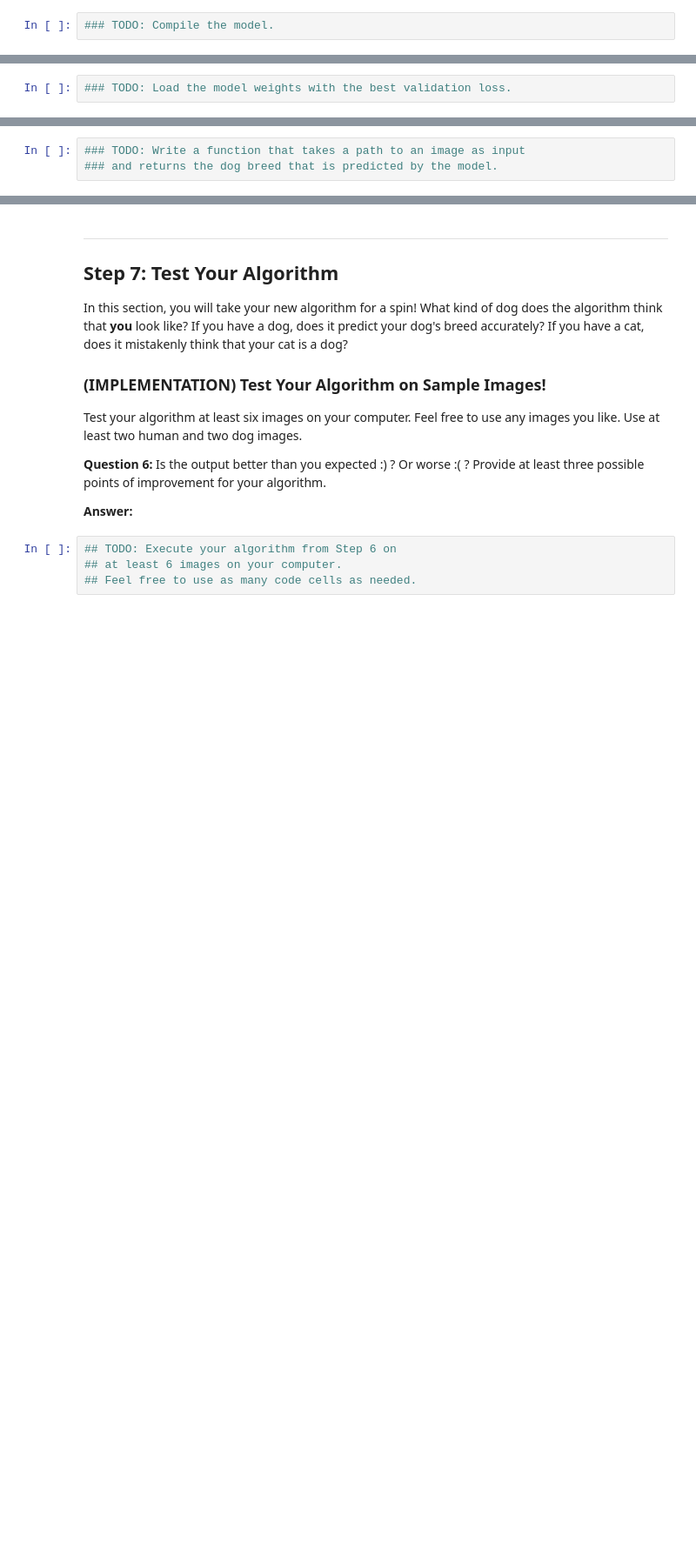
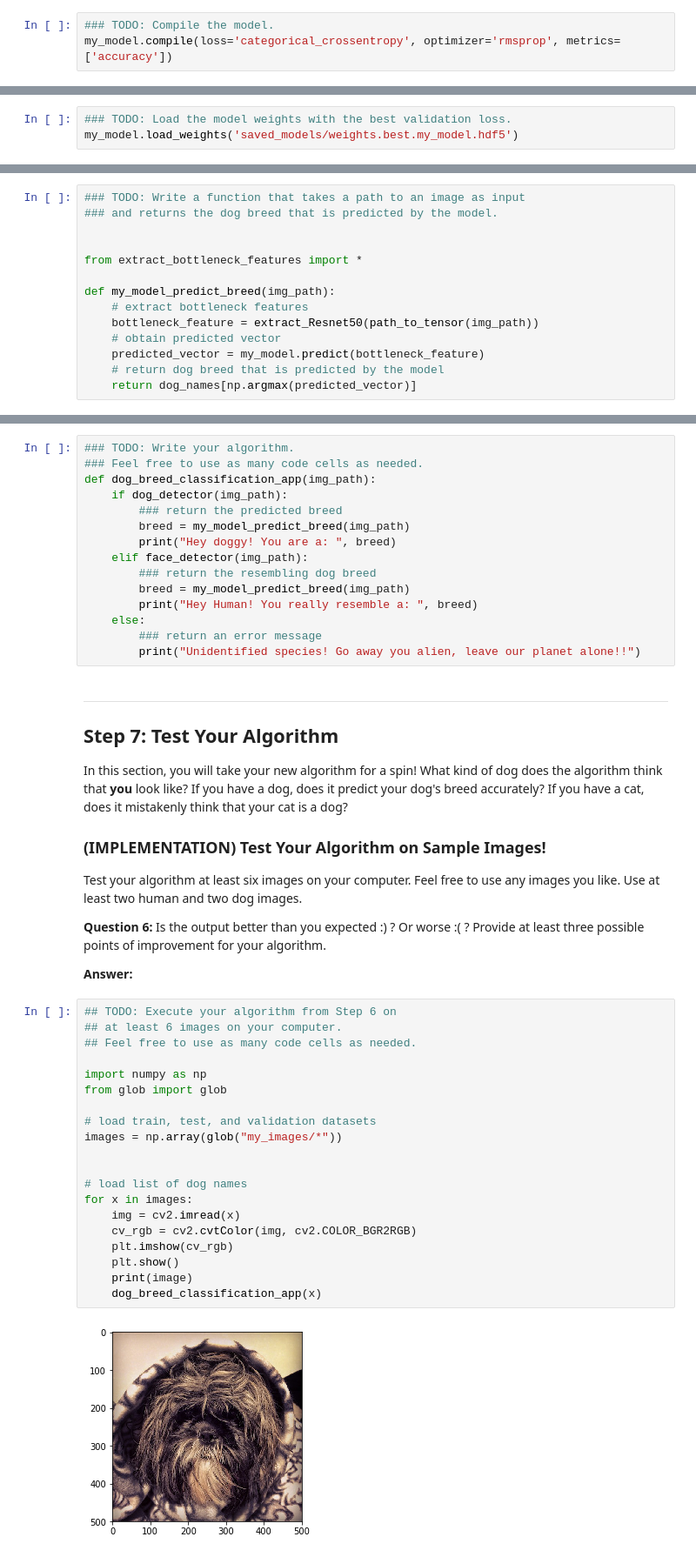
Before and after one commit to Y-N-Nygate/dog-project, a Jupyter notebook: dog_app.ipynb, the cells around one changed output, grey strips where cells are left out. Shown at 87% size. Cells and saved outputs as stored; diff of their text form; blank space fills up the shorter version.

Commit message:
Updated images and dog_app.ipynb

```diff
--- a/dog_app.ipynb
+++ b/dog_app.ipynb
@@ -635,6 +677,7 @@ __Answer:__
 ### (IMPLEMENTATION) Compile the Model
 # %%
 ### TODO: Compile the model.
+my_model.compile(loss='categorical_crossentropy', optimizer='rmsprop', metrics=['accuracy'])
 # %% [markdown]
 ### (IMPLEMENTATION) Train the Model
 
@@ -647,6 +717,7 @@ You are welcome to [augment the training data](https://blog.keras.io/building-po
 ### (IMPLEMENTATION) Load the Model with the Best Validation Loss
 # %%
 ### TODO: Load the model weights with the best validation loss.
+my_model.load_weights('saved_models/weights.best.my_model.hdf5')
 # %% [markdown]
 ### (IMPLEMENTATION) Test the Model
 
@@ -671,6 +751,17 @@ where `{network}`, in the above filename, should be one of `VGG19`, `Resnet50`,
 # %%
 ### TODO: Write a function that takes a path to an image as input
 ### and returns the dog breed that is predicted by the model.
+
+
+from extract_bottleneck_features import *
+
+def my_model_predict_breed(img_path):
+    # extract bottleneck features
+    bottleneck_feature = extract_Resnet50(path_to_tensor(img_path))
+    # obtain predicted vector
+    predicted_vector = my_model.predict(bottleneck_feature)
+    # return dog breed that is predicted by the model
+    return dog_names[np.argmax(predicted_vector)]
 # %% [markdown]
 ---
 <a id='step6'></a>
@@ -695,3 +783,18 @@ Some sample output for our algorithm is provided below, but feel free to design
+# %%
+### TODO: Write your algorithm.
+### Feel free to use as many code cells as needed.
+def dog_breed_classification_app(img_path):
+    if dog_detector(img_path):
+        ### return the predicted breed
+        breed = my_model_predict_breed(img_path)
+        print("Hey doggy! You are a: ", breed)
+    elif face_detector(img_path):
+        ### return the resembling dog breed
+        breed = my_model_predict_breed(img_path)
+        print("Hey Human! You really resemble a: ", breed)
+    else:
+        ### return an error message
+        print("Unidentified species! Go away you alien, leave our planet alone!!")
 # %% [markdown]
 ---
 <a id='step7'></a>
@@ -709,4 +812,22 @@ __Answer:__
 # %%
 ## TODO: Execute your algorithm from Step 6 on
 ## at least 6 images on your computer.
 ## Feel free to use as many code cells as needed.
+
+import numpy as np
+from glob import glob
+
+# load train, test, and validation datasets
+images = np.array(glob("my_images/*"))
+
+
+# load list of dog names
+for x in images:
+    img = cv2.imread(x)
+    cv_rgb = cv2.cvtColor(img, cv2.COLOR_BGR2RGB)
+    plt.imshow(cv_rgb)
+    plt.show()
+    print(image)
+    dog_breed_classification_app(x)
+# %% [output]
+[figure, added]
```
Also changed, not shown: parts of 19 cells of this notebook, 3 other files.
